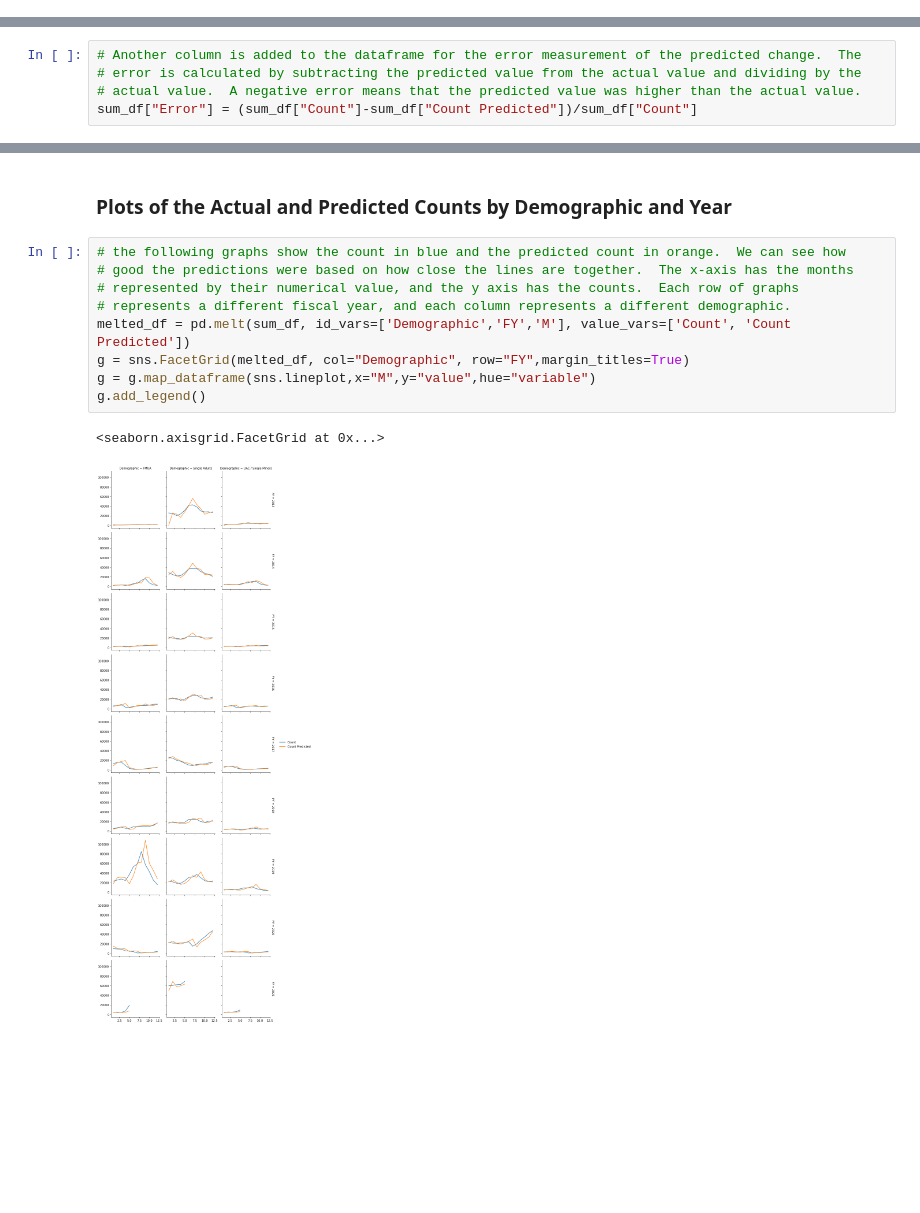
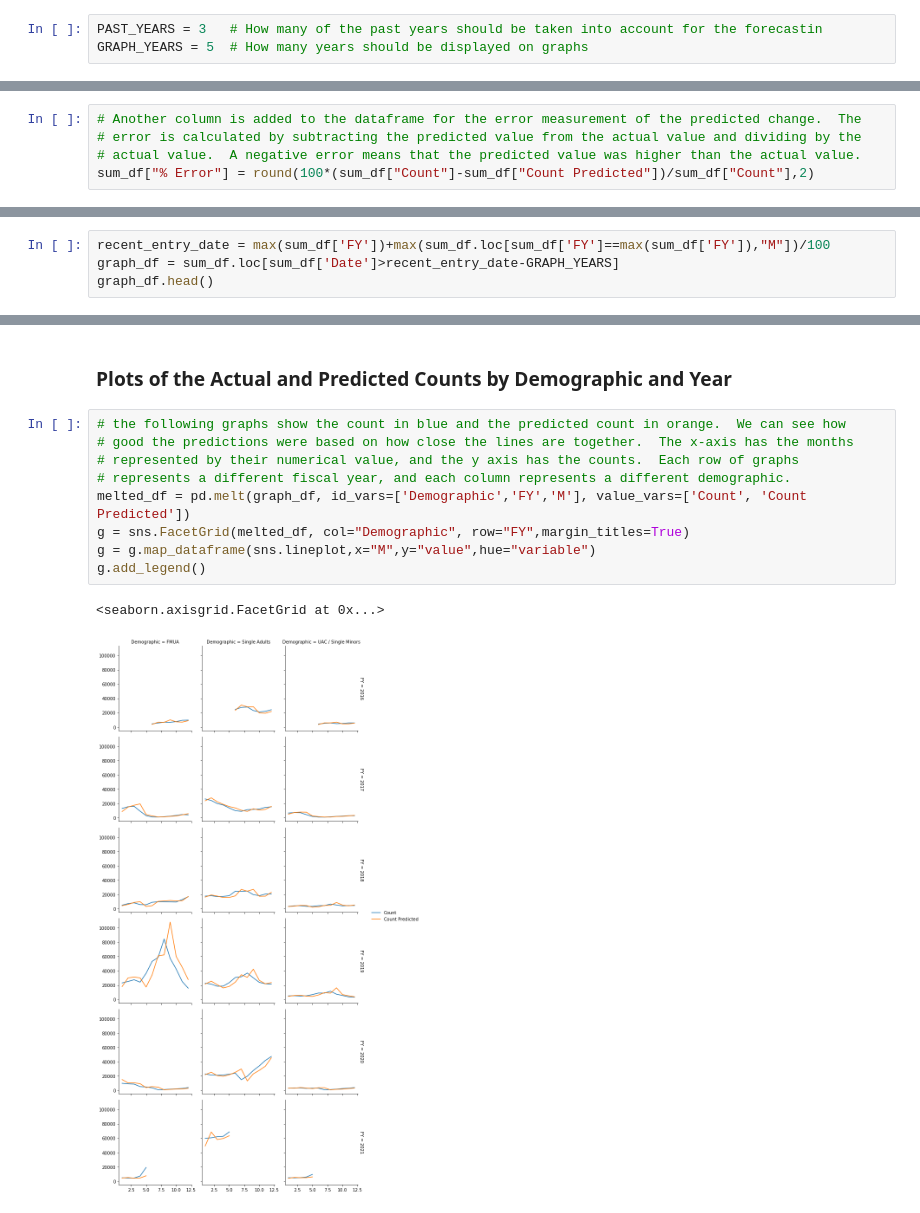
Before and after one commit to joeadase12/PSOR, a Jupyter notebook: Basic_Approach_commented.ipynb, the cells around one changed output, grey strips where cells are left out. Cells and saved outputs as stored; diff of their text form; blank space fills up the shorter version.

```diff
--- a/Basic_Approach_commented.ipynb
+++ b/Basic_Approach_commented.ipynb
@@ -24,3 +26,6 @@ If you are unfamiliar with python here is a guide on pip installing:
+# %%
+PAST_YEARS = 3   # How many of the past years should be taken into account for the forecastin
+GRAPH_YEARS = 5  # How many years should be displayed on graphs
 # %% [markdown]
 ### Importing and Formatting Data
 # %%
@@ -166,7 +180,7 @@ for row_idx, row in sum_df.iterrows():
 # Another column is added to the dataframe for the error measurement of the predicted change.  The
 # error is calculated by subtracting the predicted value from the actual value and dividing by the
 # actual value.  A negative error means that the predicted value was higher than the actual value.
-sum_df["Error"] = (sum_df["Count"]-sum_df["Count Predicted"])/sum_df["Count"]
+sum_df["% Error"] = round(100*(sum_df["Count"]-sum_df["Count Predicted"])/sum_df["Count"],2)
 # %% [markdown]
 ### Example By hand
 # %%
@@ -251,0 +267,4 @@ error.head()
+# %%
+recent_entry_date = max(sum_df['FY'])+max(sum_df.loc[sum_df['FY']==max(sum_df['FY']),"M"])/100
+graph_df = sum_df.loc[sum_df['Date']>recent_entry_date-GRAPH_YEARS]
+graph_df.head()
@@ -329,12 +355,12 @@ g.map_dataframe(sns.lineplot,x="M",y="Error",hue="FY")
 # %%
 # the following graphs show the count in blue and the predicted count in orange.  We can see how
 # good the predictions were based on how close the lines are together.  The x-axis has the months
 # represented by their numerical value, and the y axis has the counts.  Each row of graphs
 # represents a different fiscal year, and each column represents a different demographic.
-melted_df = pd.melt(sum_df, id_vars=['Demographic','FY','M'], value_vars=['Count', 'Count Predicted'])
+melted_df = pd.melt(graph_df, id_vars=['Demographic','FY','M'], value_vars=['Count', 'Count Predicted'])
 g = sns.FacetGrid(melted_df, col="Demographic", row="FY",margin_titles=True)
 g = g.map_dataframe(sns.lineplot,x="M",y="value",hue="variable")
 g.add_legend()
 # %% [output]
 <seaborn.axisgrid.FacetGrid at 0x...>
-[figure, old version]
+[figure, new version]
```
Also changed, not shown: parts of 20 cells of this notebook.
